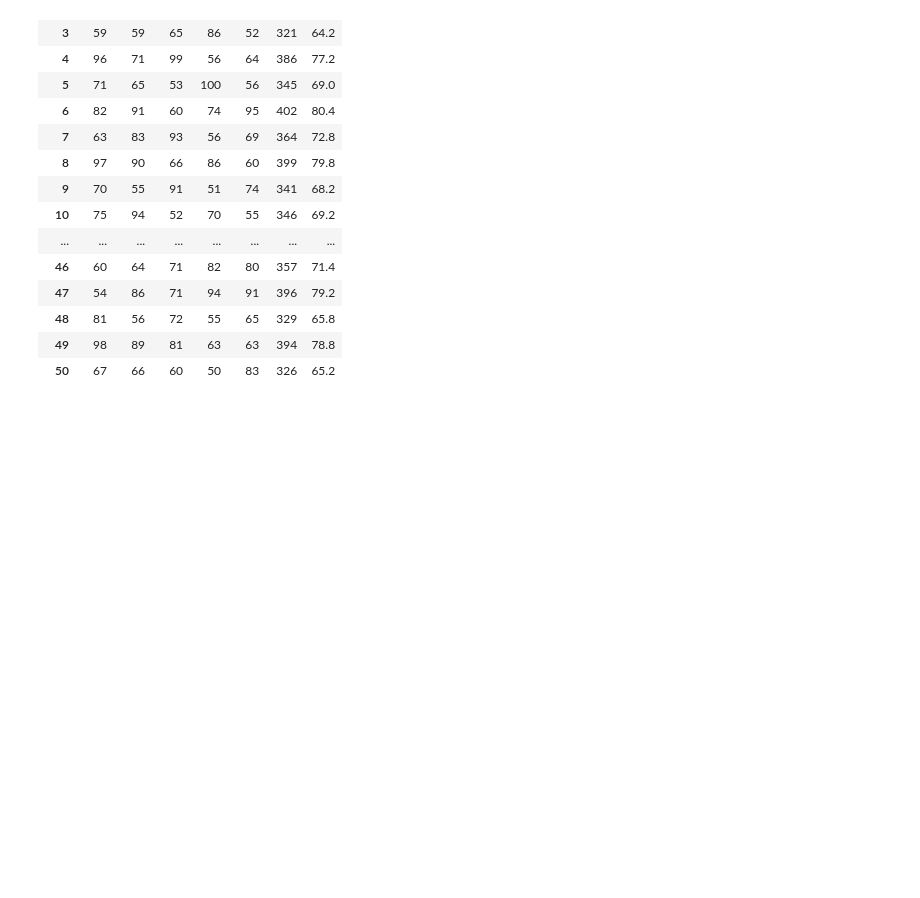
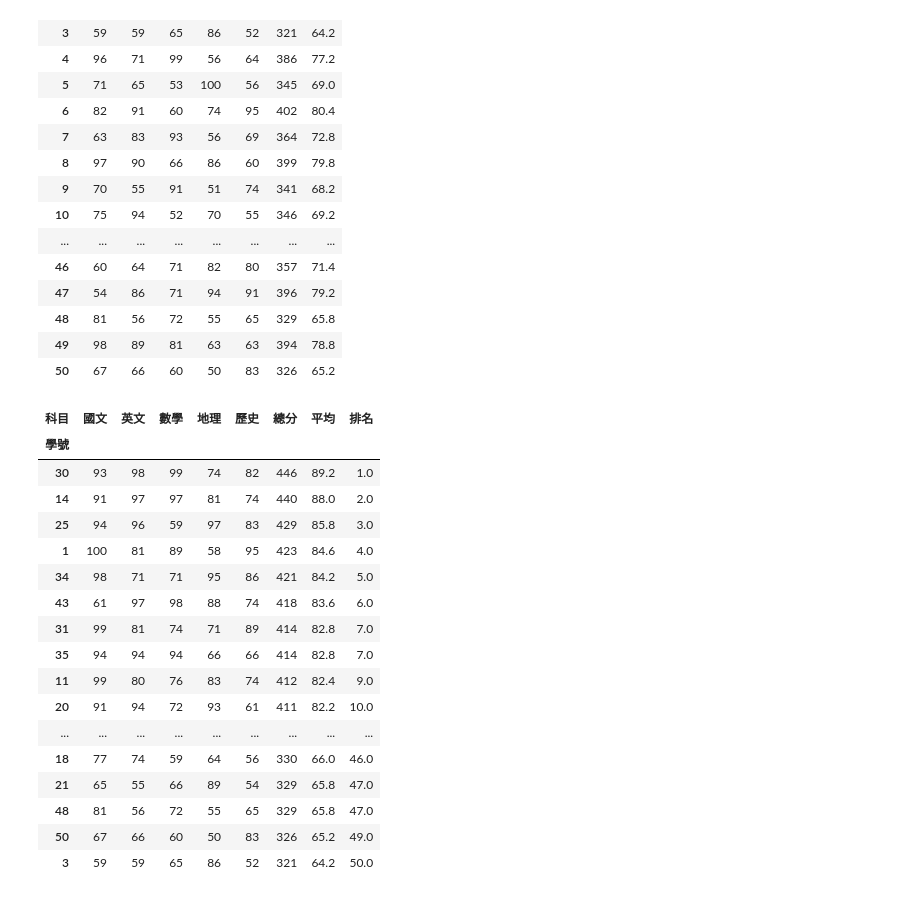
Before and after one commit to sugary2023/2023-11-16online-class, a Jupyter notebook: .devcontainer/lesoon19/lesoon19.ipynb, the cells around one changed output. Drawn from its saved outputs; the diff is of its cells as text; code cells hidden in the pictures; blank space fills up the shorter version.

```diff
--- a/.devcontainer/lesoon19/lesoon19.ipynb
+++ b/.devcontainer/lesoon19/lesoon19.ipynb
@@ -150,3 +150,25 @@ scores_pd
 | 48 | 81 | 56 | 72 | 55 | 65 | 329 | 65.8 |
 | 49 | 98 | 89 | 81 | 63 | 63 | 394 | 78.8 |
 | 50 | 67 | 66 | 60 | 50 | 83 | 326 | 65.2 |
+# %%
+scores_pd['排名']= scores_pd['總分'].rank(method='min',ascending=False)
+scores_pd.sort_values(by='排名')
+# %% [output]
+| 科目 | 國文 | 英文 | 數學 | 地理 | 歷史 | 總分 | 平均 | 排名 |
+| 學號 |  |  |  |  |  |  |  |  |
+| 30 | 93 | 98 | 99 | 74 | 82 | 446 | 89.2 | 1.0 |
+| 14 | 91 | 97 | 97 | 81 | 74 | 440 | 88.0 | 2.0 |
+| 25 | 94 | 96 | 59 | 97 | 83 | 429 | 85.8 | 3.0 |
+| 1 | 100 | 81 | 89 | 58 | 95 | 423 | 84.6 | 4.0 |
+| 34 | 98 | 71 | 71 | 95 | 86 | 421 | 84.2 | 5.0 |
+| 43 | 61 | 97 | 98 | 88 | 74 | 418 | 83.6 | 6.0 |
+| 31 | 99 | 81 | 74 | 71 | 89 | 414 | 82.8 | 7.0 |
+| 35 | 94 | 94 | 94 | 66 | 66 | 414 | 82.8 | 7.0 |
+| 11 | 99 | 80 | 76 | 83 | 74 | 412 | 82.4 | 9.0 |
+| 20 | 91 | 94 | 72 | 93 | 61 | 411 | 82.2 | 10.0 |
+| ... | ... | ... | ... | ... | ... | ... | ... | ... |
+| 18 | 77 | 74 | 59 | 64 | 56 | 330 | 66.0 | 46.0 |
+| 21 | 65 | 55 | 66 | 89 | 54 | 329 | 65.8 | 47.0 |
+| 48 | 81 | 56 | 72 | 55 | 65 | 329 | 65.8 | 47.0 |
+| 50 | 67 | 66 | 60 | 50 | 83 | 326 | 65.2 | 49.0 |
+| 3 | 59 | 59 | 65 | 86 | 52 | 321 | 64.2 | 50.0 |
```
Also changed, not shown: parts of 1 cell of this notebook, 1 other file.
